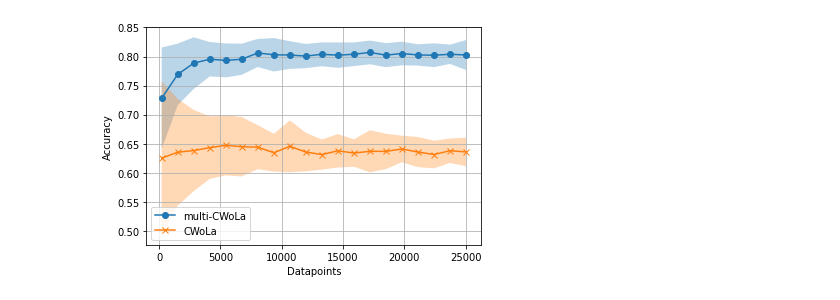
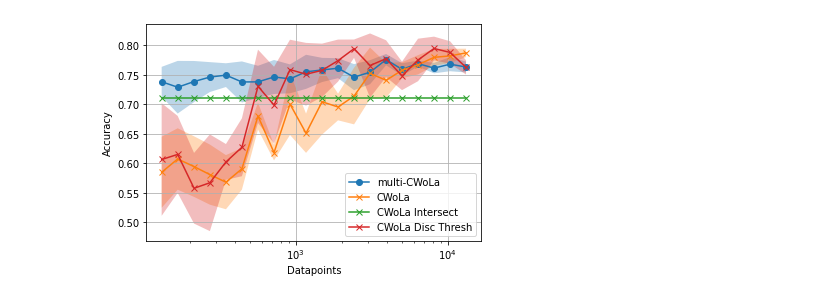
Before and after one commit to mayeechen/anomaly-detection-multi, a Jupyter notebook: models.ipynb, the cells around one changed output. Cells and saved outputs as stored; diff of their text form; code cells hidden in the pictures.

```diff
--- a/models.ipynb
+++ b/models.ipynb
@@ -46,6 +83,7 @@ delta = 0.01
 # %%
+# we want to test performance with different sample sizes
 n_pts = 20
-#n_ratios = list(np.logspace(0.5, 2.5, num=n_pts)/10**4)
-n_ratios = np.linspace(0.0005, 0.06,num=n_pts)
-print(n_ratios[0]*400000, n_ratios[9]*400000)
+n_ratios = list(np.logspace(0.5, 2.5, num=n_pts)/10**4)
+#n_ratios = np.linspace(0.0005, 0.06,num=n_pts)
+print(n_ratios[0]*n_train, n_ratios[-1]*n_train)
 # %% [output]
@@ -128,0 +154,3 @@ for k in range(n_pts):
+# %%
+# specify the thresholds
+thresholds = np.array([[3.3, 3.7], [0.09, 0.13], [0.3, 0.35]])
@@ -198,30 +488,49 @@ finished with num labels 14581 in 28.36620831489563
 # %%
 import matplotlib.pyplot as plt
 fig = plt.gcf()
+
 #fig.set_size_inches(18.5, 10.5)
 
 n_labels = np.zeros(n_pts)
 
 for a in range(len(n_ratios)):
     n1a = int(n_ratios[a]*n1)
     n2a = int(n_ratios[a]*n2)
     n_labels[a] = n1a+n2a
 #fig.set_size_inches(18.5, 10.5, forward=True)
 
 plt.plot(n_labels, snorkel_accs, label='multi-CWoLa', marker="o")
 plt.fill_between(n_labels, snorkel_accs-snorkel_stds, snorkel_accs+snorkel_stds, alpha=0.3)
+
+
+#plt.plot(n_labels, mv_accs, label='Majority Vote', marker="o")
+#plt.fill_between(n_labels, mv_accs-mv_stds, mv_accs+mv_stds, alpha=0.3)
+
+
+#plt.plot(n_labels, lm_accs, label='multi-CWoLa LM', marker="o")
+#plt.fill_between(n_labels, lm_accs-lm_stds, lm_accs+lm_stds, alpha=0.3)
+
+
 plt.plot(n_labels, cwola_accs, label='CWoLa', marker="x")
 plt.fill_between(n_labels, cwola_accs-cwola_stds, cwola_accs+cwola_stds, alpha=0.3)
+
+plt.plot(n_labels, intersect_accs, label='CWoLa Intersect', marker="x")
+plt.fill_between(n_labels, intersect_accs-intersect_stds, intersect_accs+intersect_stds, alpha=0.3)
+
+plt.plot(n_labels, disc_thresh_accs, label='CWoLa Disc Thresh', marker="x")
+plt.fill_between(n_labels, disc_thresh_accs-disc_thresh_stds, disc_thresh_accs+disc_thresh_stds, alpha=0.3)
+
 
 plt.ylabel('Accuracy')
 plt.xlabel('Datapoints')
 plt.legend()
 plt.grid()
 ax = fig.axes[0]
+ax.set_xscale('log')
 ax.set_rasterized(True)
 
-fig.savefig('bla.pdf', dpi=300)
+# fig.savefig('bla.pdf', dpi=300)
 
 #plt.show()
 # %% [output]
-[figure, old version]
+[figure, new version]
```
Also changed, not shown: parts of 26 cells of this notebook, 1 other file.
